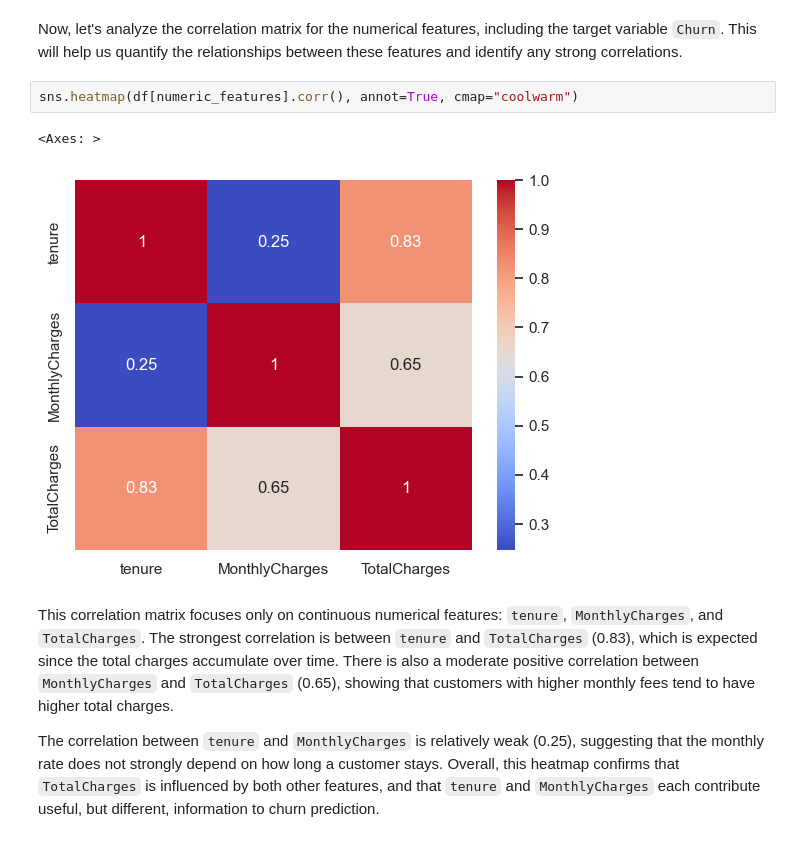
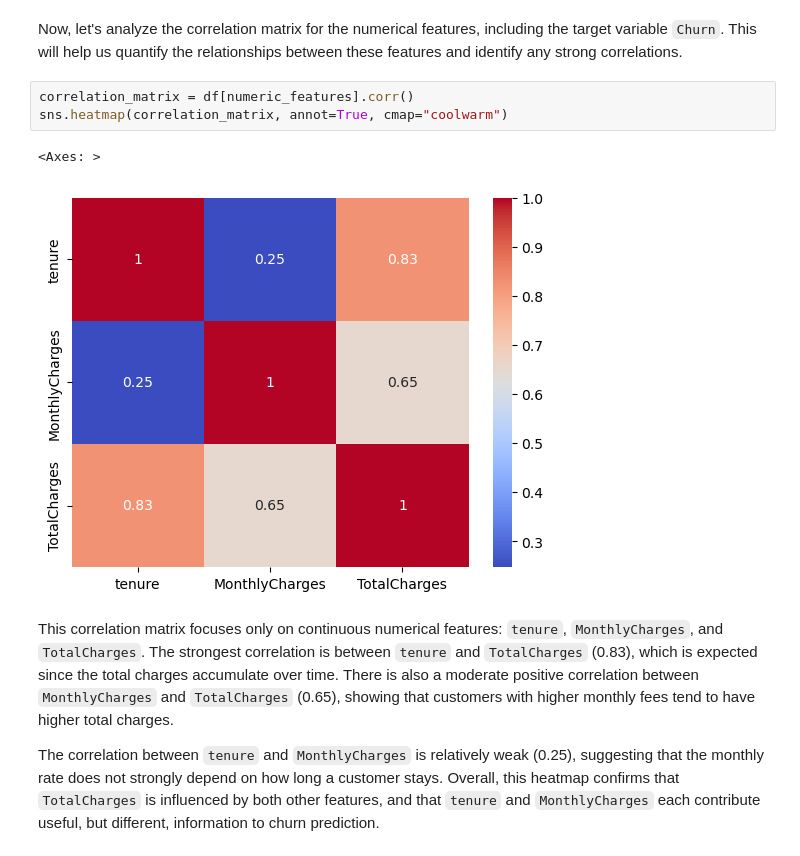
Before and after one commit to devmarkpro/telco-customer-churn-ml-project, a Jupyter notebook: CSCA-5622-supervised-learning-final-project.ipynb, the cells around one changed output. Saved outputs shown, nothing was run; the diff lists cells and outputs as text.

```diff
--- a/CSCA-5622-supervised-learning-final-project.ipynb
+++ b/CSCA-5622-supervised-learning-final-project.ipynb
@@ -319,10 +320,11 @@ There is also a strong positive linear relationship between `tenure` and `TotalC
 # %% [markdown]
 Now, let's analyze the correlation matrix for the numerical features, including the target variable `Churn`. This will help us quantify the relationships between these features and identify any strong correlations.
 # %%
-sns.heatmap(df[numeric_features].corr(), annot=True, cmap="coolwarm")
+correlation_matrix = df[numeric_features].corr()
+sns.heatmap(correlation_matrix, annot=True, cmap="coolwarm")
 # %% [output]
 <Axes: >
-[figure, old version]
+[figure, new version]
 # %% [markdown]
 This correlation matrix focuses only on continuous numerical features: `tenure`, `MonthlyCharges`, and `TotalCharges`. The strongest correlation is between `tenure` and `TotalCharges` (0.83), which is expected since the total charges accumulate over time. There is also a moderate positive correlation between `MonthlyCharges` and `TotalCharges` (0.65), showing that customers with higher monthly fees tend to have higher total charges.
 
```
Also changed, not shown: parts of 63 cells of this notebook.
